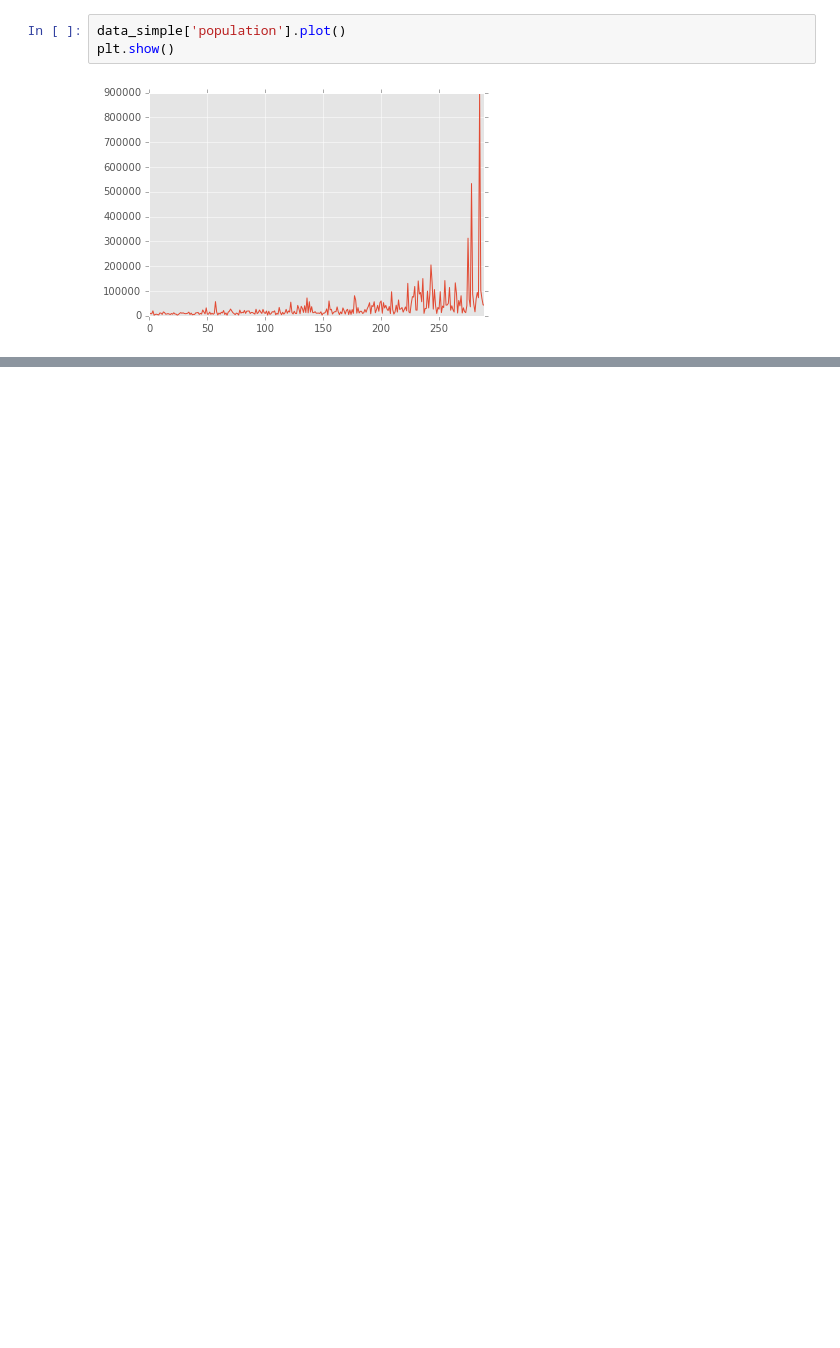
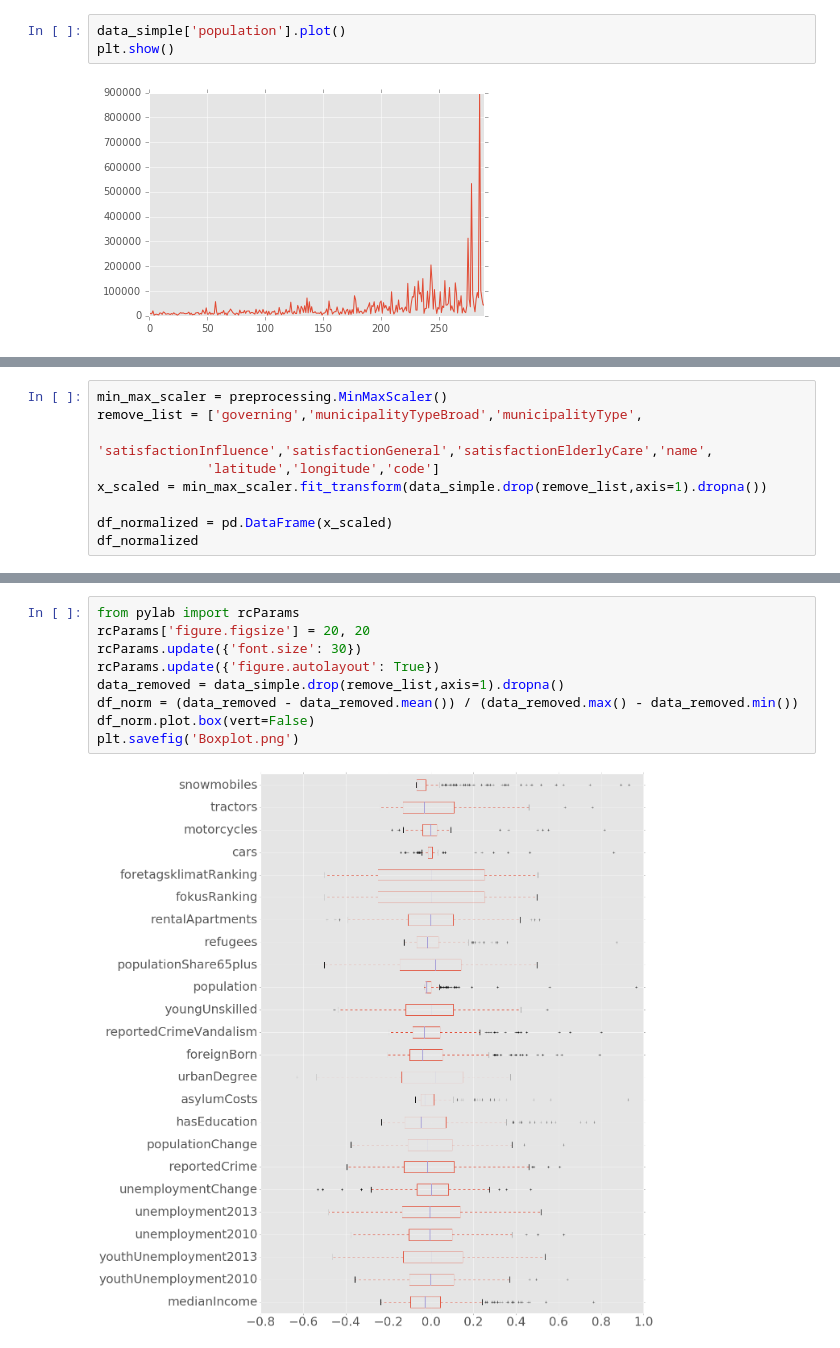
Before and after one commit to AdamPalmar/Swedish-Forrest-Fire, a Jupyter notebook: Swe_fire.ipynb, the cells around one changed output, grey strips where cells are left out. Saved outputs shown, nothing was run; the diff lists cells and outputs as text; blank space fills up the shorter version.

Commit message:
Added Mean,std,var table and boxplot for outlier detection

```diff
--- a/Swe_fire.ipynb
+++ b/Swe_fire.ipynb
@@ -113,0 +188,9 @@ plt.show()
+# %%
+min_max_scaler = preprocessing.MinMaxScaler()
+remove_list = ['governing','municipalityTypeBroad','municipalityType',
+               'satisfactionInfluence','satisfactionGeneral','satisfactionElderlyCare','name',
+              'latitude','longitude','code']
+x_scaled = min_max_scaler.fit_transform(data_simple.drop(remove_list,axis=1).dropna())
+
+df_normalized = pd.DataFrame(x_scaled)
+df_normalized
@@ -113,0 +216,11 @@ plt.show()
+# %%
+from pylab import rcParams
+rcParams['figure.figsize'] = 20, 20
+rcParams.update({'font.size': 30})
+rcParams.update({'figure.autolayout': True})
+data_removed = data_simple.drop(remove_list,axis=1).dropna()
+df_norm = (data_removed - data_removed.mean()) / (data_removed.max() - data_removed.min())
+df_norm.plot.box(vert=False)
+plt.savefig('Boxplot.png')
+# %% [output]
+[figure, added]
```
Also changed, not shown: parts of 10 cells of this notebook.
